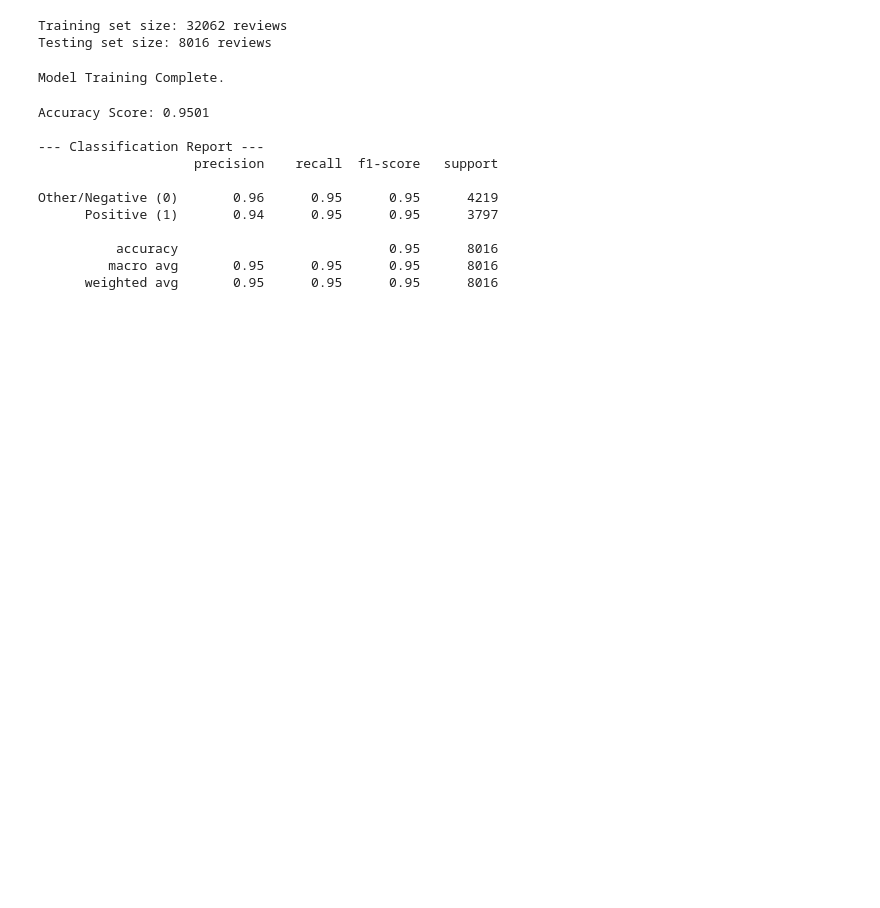
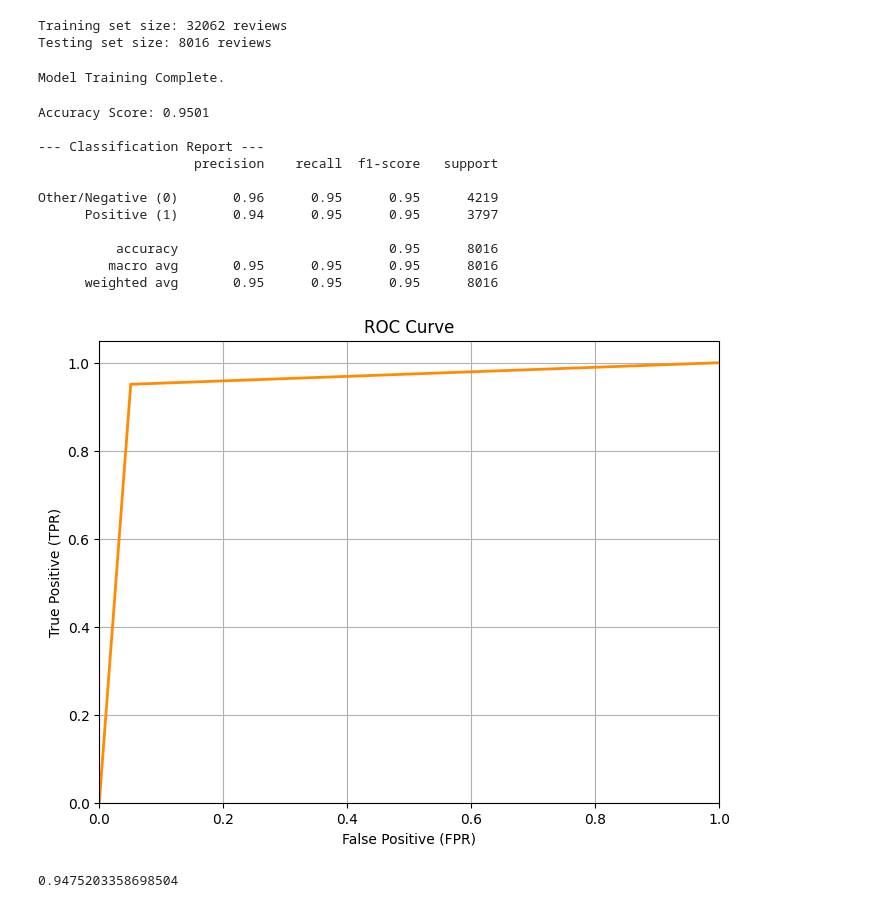
Before and after one commit to hashemwa/CSE-482-Project, a Jupyter notebook: analysis.ipynb, the cells around one changed output. Saved outputs shown, nothing was run; the diff lists cells and outputs as text; code cells hidden in the pictures; blank space fills up the shorter version.

Commit message:
Markdown features + ROC curve MNB

```diff
--- a/analysis.ipynb
+++ b/analysis.ipynb
@@ -760,3 +781,28 @@ Other/Negative (0)       0.96      0.95      0.95      4219
           accuracy                           0.95      8016
          macro avg       0.95      0.95      0.95      8016
       weighted avg       0.95      0.95      0.95      8016
+# %%
+from sklearn.metrics import roc_curve, roc_auc_score
+from sklearn.metrics import f1_score
+# Calculate False Positive Rate (FPR), True Positive Rate (TPR), and thresholds
+fpr, tpr, tresholds = roc_curve(y_test_nb, y_pred_nb)
+
+roc_auc = roc_auc_score(y_test_nb, y_pred_nb)
+# %%
+plt.figure(figsize = (8, 6))
+
+plt.plot(fpr, tpr, color = "darkorange", lw = "2",
+         label = f"ROC Curve (AUC = {roc_auc:.2f})")
+
+plt.xlim([0.0, 1.0])
+plt.ylim([0.0, 1.05])
+plt.xlabel("False Positive (FPR)")
+plt.ylabel("True Positive (TPR)")
+plt.title("ROC Curve")
+plt.grid(True)
+plt.show()
+
+print(f1_score(y_test_nb, y_pred_nb, average= "binary"))
+# %% [output]
+[figure, added]
+0.9475203358698504
```
Also changed, not shown: parts of 16 cells of this notebook.
